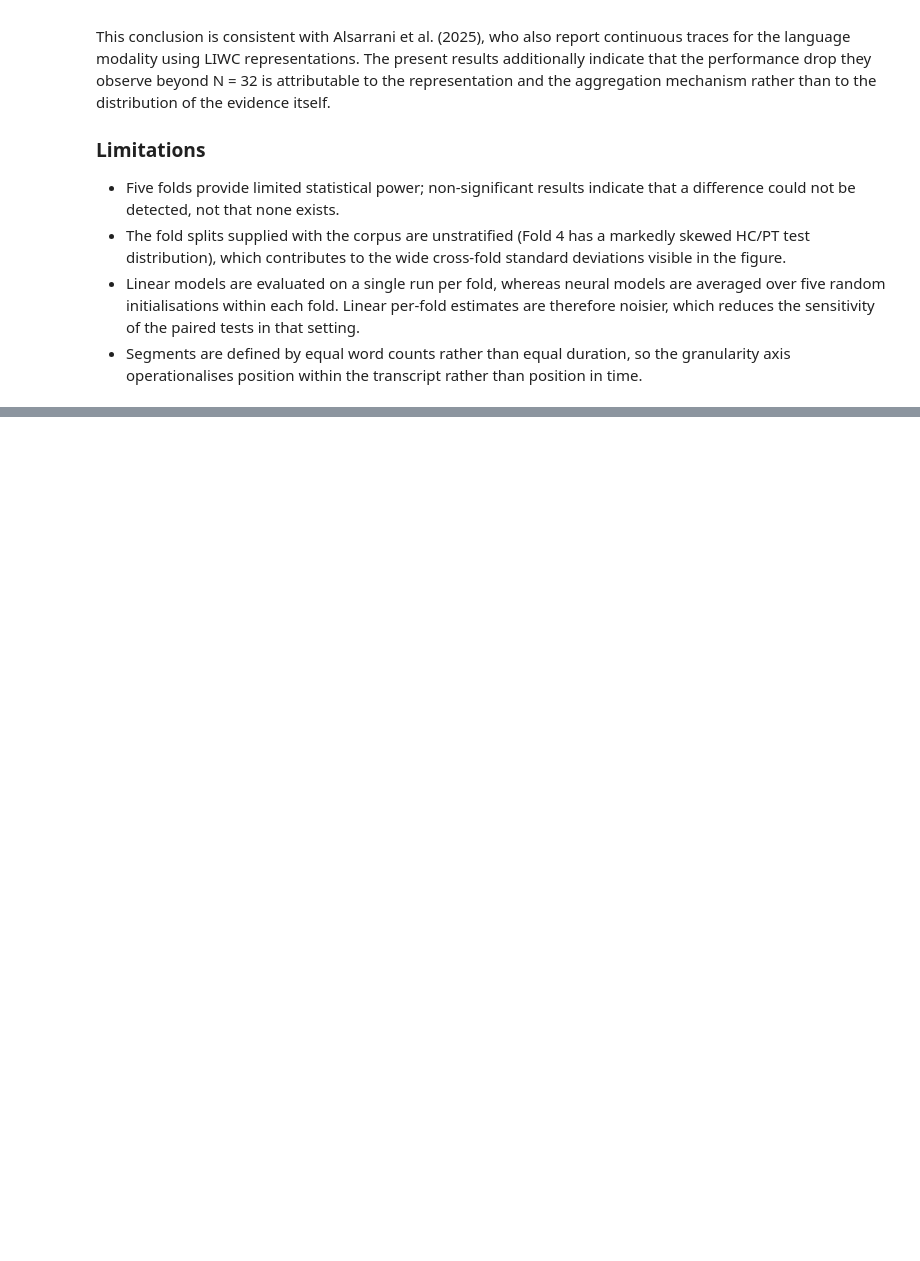
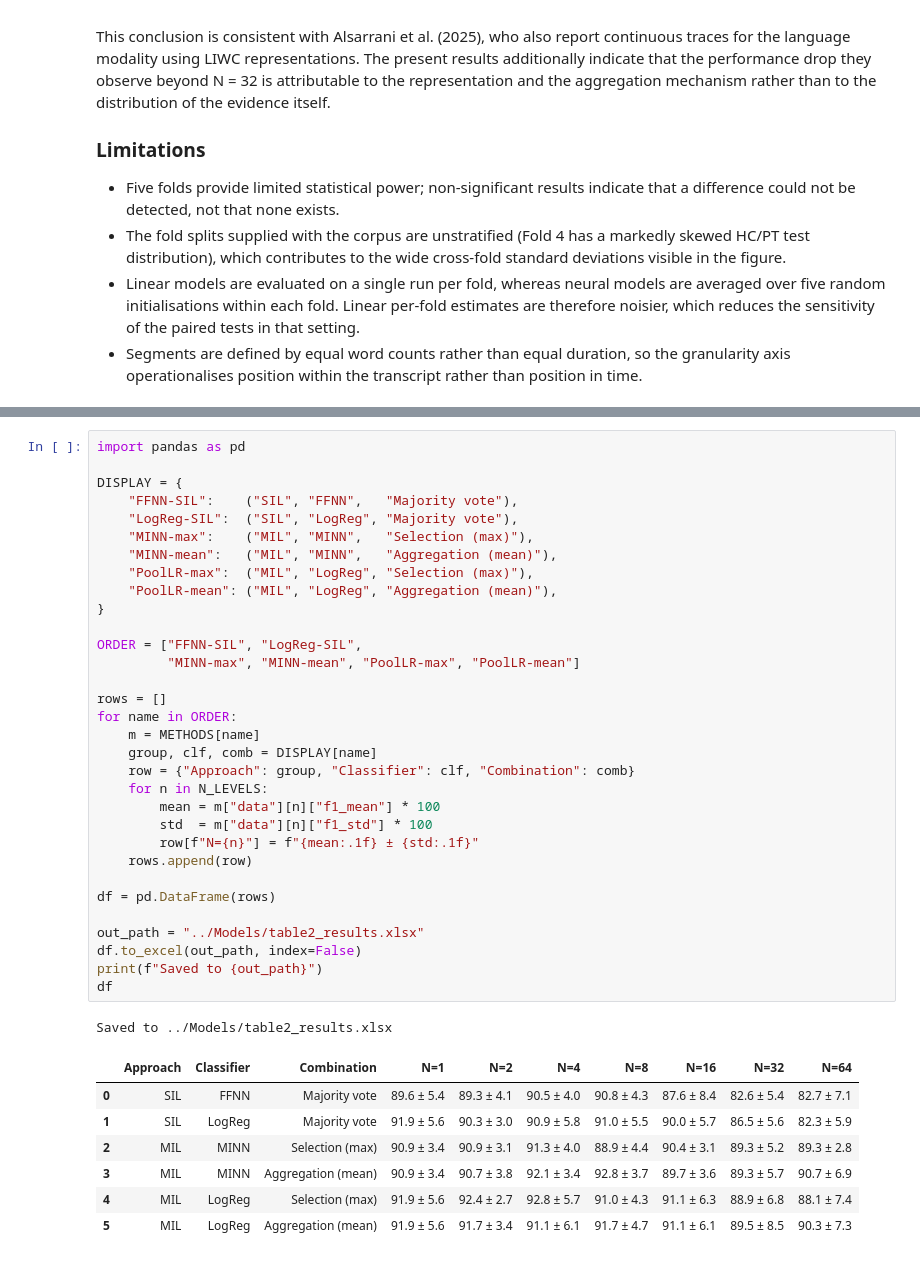
Before and after one commit to ParthShringarpure09/depression-detection-transcripts, a Jupyter notebook: src/results.ipynb, the cells around one changed output, grey strips where cells are left out. Saved outputs shown, nothing was run; the diff lists cells and outputs as text; blank space fills up the shorter version.

```diff
--- a/src/results.ipynb
+++ b/src/results.ipynb
@@ -397,0 +467,41 @@ mechanism rather than to the distribution of the evidence itself.
+# %%
+import pandas as pd
+
+DISPLAY = {
+    "FFNN-SIL":    ("SIL", "FFNN",   "Majority vote"),
+    "LogReg-SIL":  ("SIL", "LogReg", "Majority vote"),
+    "MINN-max":    ("MIL", "MINN",   "Selection (max)"),
+    "MINN-mean":   ("MIL", "MINN",   "Aggregation (mean)"),
+    "PoolLR-max":  ("MIL", "LogReg", "Selection (max)"),
+    "PoolLR-mean": ("MIL", "LogReg", "Aggregation (mean)"),
+}
+
+ORDER = ["FFNN-SIL", "LogReg-SIL",
+         "MINN-max", "MINN-mean", "PoolLR-max", "PoolLR-mean"]
+
+rows = []
+for name in ORDER:
+    m = METHODS[name]
+    group, clf, comb = DISPLAY[name]
+    row = {"Approach": group, "Classifier": clf, "Combination": comb}
+    for n in N_LEVELS:
+        mean = m["data"][n]["f1_mean"] * 100
+        std  = m["data"][n]["f1_std"] * 100
+        row[f"N={n}"] = f"{mean:.1f} ± {std:.1f}"
+    rows.append(row)
+
+df = pd.DataFrame(rows)
+
+out_path = "../Models/table2_results.xlsx"
+df.to_excel(out_path, index=False)
+print(f"Saved to {out_path}")
+df
+# %% [output]
+Saved to ../Models/table2_results.xlsx
+|  | Approach | Classifier | Combination | N=1 | N=2 | N=4 | N=8 | N=16 | N=32 | N=64 |
+| 0 | SIL | FFNN | Majority vote | 89.6 ± 5.4 | 89.3 ± 4.1 | 90.5 ± 4.0 | 90.8 ± 4.3 | 87.6 ± 8.4 | 82.6 ± 5.4 | 82.7 ± 7.1 |
+| 1 | SIL | LogReg | Majority vote | 91.9 ± 5.6 | 90.3 ± 3.0 | 90.9 ± 5.8 | 91.0 ± 5.5 | 90.0 ± 5.7 | 86.5 ± 5.6 | 82.3 ± 5.9 |
+| 2 | MIL | MINN | Selection (max) | 90.9 ± 3.4 | 90.9 ± 3.1 | 91.3 ± 4.0 | 88.9 ± 4.4 | 90.4 ± 3.1 | 89.3 ± 5.2 | 89.3 ± 2.8 |
+| 3 | MIL | MINN | Aggregation (mean) | 90.9 ± 3.4 | 90.7 ± 3.8 | 92.1 ± 3.4 | 92.8 ± 3.7 | 89.7 ± 3.6 | 89.3 ± 5.7 | 90.7 ± 6.9 |
+| 4 | MIL | LogReg | Selection (max) | 91.9 ± 5.6 | 92.4 ± 2.7 | 92.8 ± 5.7 | 91.0 ± 4.3 | 91.1 ± 6.3 | 88.9 ± 6.8 | 88.1 ± 7.4 |
+| 5 | MIL | LogReg | Aggregation (mean) | 91.9 ± 5.6 | 91.7 ± 3.4 | 91.1 ± 6.1 | 91.7 ± 4.7 | 91.1 ± 6.1 | 89.5 ± 8.5 | 90.3 ± 7.3 |
```
Also changed, not shown: parts of 8 cells of this notebook, 4 other files.
